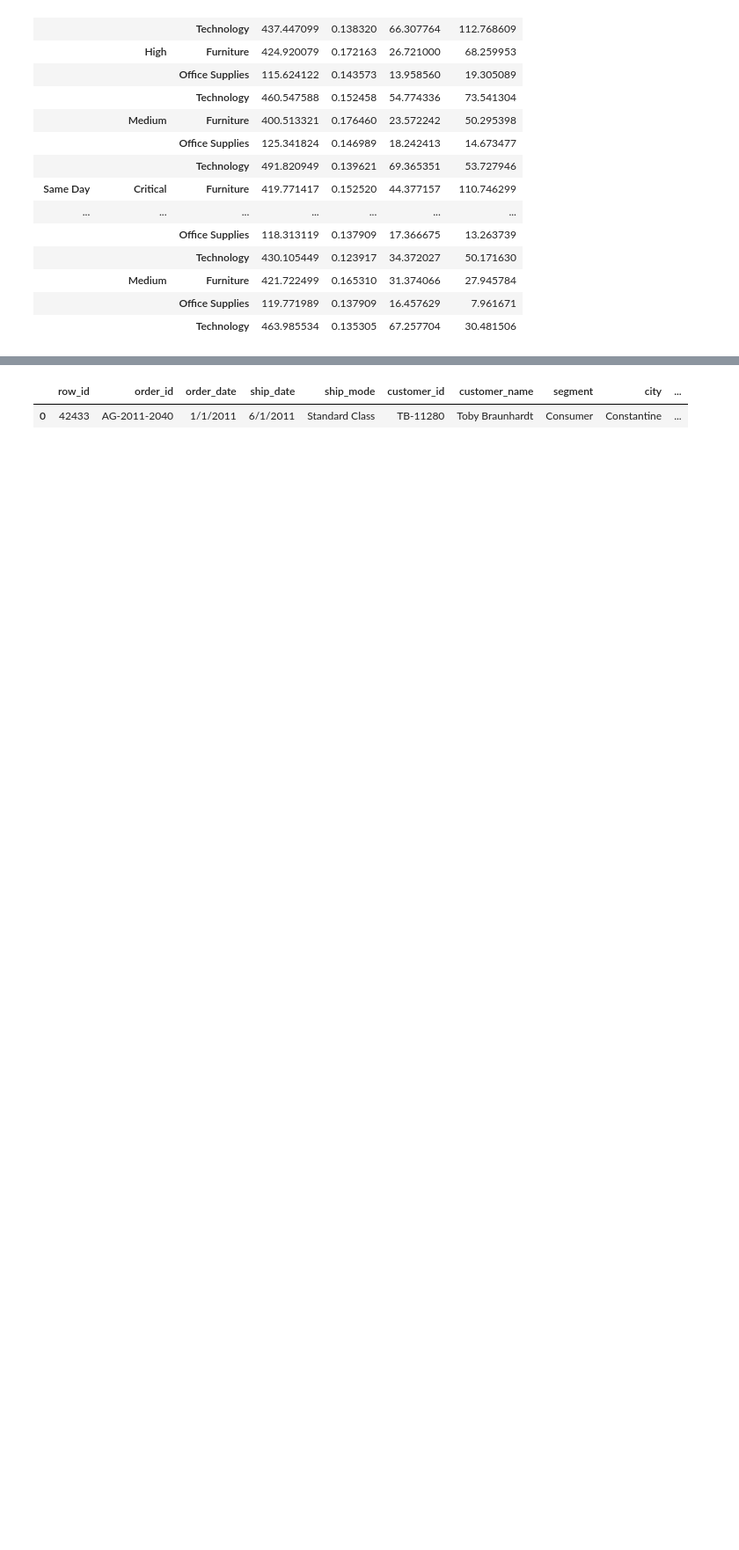
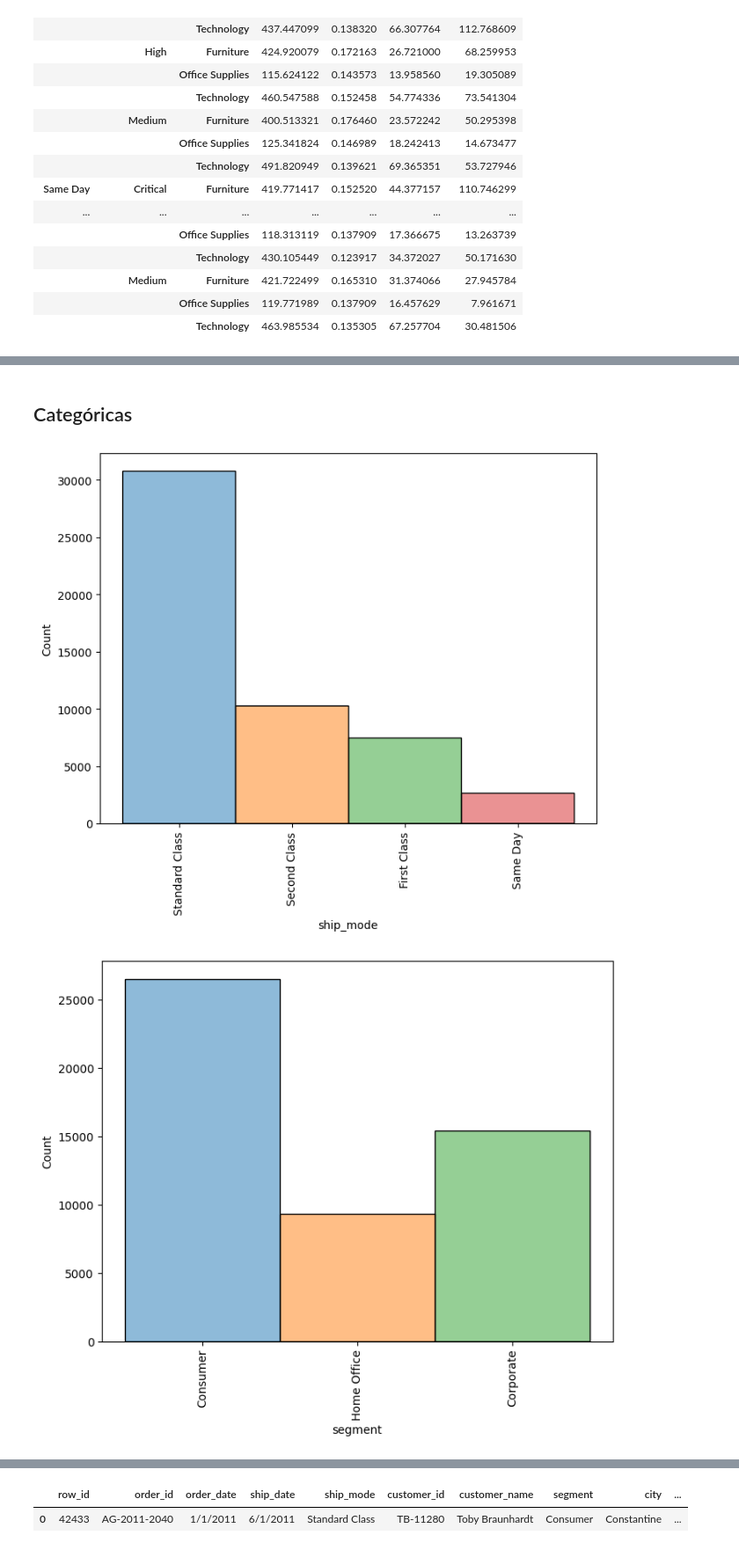
Before and after one commit to TheNurseProgrammer/Proyect_Bedu_Mod4, a Jupyter notebook: Proyecto_Mod4.ipynb, the cells around one changed output, grey strips where cells are left out. Shown at 88% size. Saved outputs shown, nothing was run; the diff lists cells and outputs as text; code cells hidden in the pictures; blank space fills up the shorter version.

```diff
--- a/Proyecto_Mod4.ipynb
+++ b/Proyecto_Mod4.ipynb
@@ -111,0 +191,2 @@ df_na = df.isna().sum()
+# %%
+vard = ['order_id', 'ship_mode', 'customer_id', 'customer_name', 'segment', 'country', 'city', 'state', 'region', 'market', 'category', 'sub-category', 'product_name', 'order_priority']
@@ -170,0 +295,13 @@ array([[<Axes: title={'center': 'row_id'}>,
+# %% [markdown]
+## Categóricas
+# %%
+for i in vard:
+    if df[i].value_counts().count() < 20:
+        plt.figure(figsize=(8, 6))
+        sns.histplot(df, x=i , hue=i, legend=False)
+        plt.xticks(rotation = 90)
+        # sns.histplot(df[i])
+        plt.show()
+# %% [output]
+[figure, added]
+[figure, added]
```
Also changed, not shown: parts of 62 cells of this notebook.
